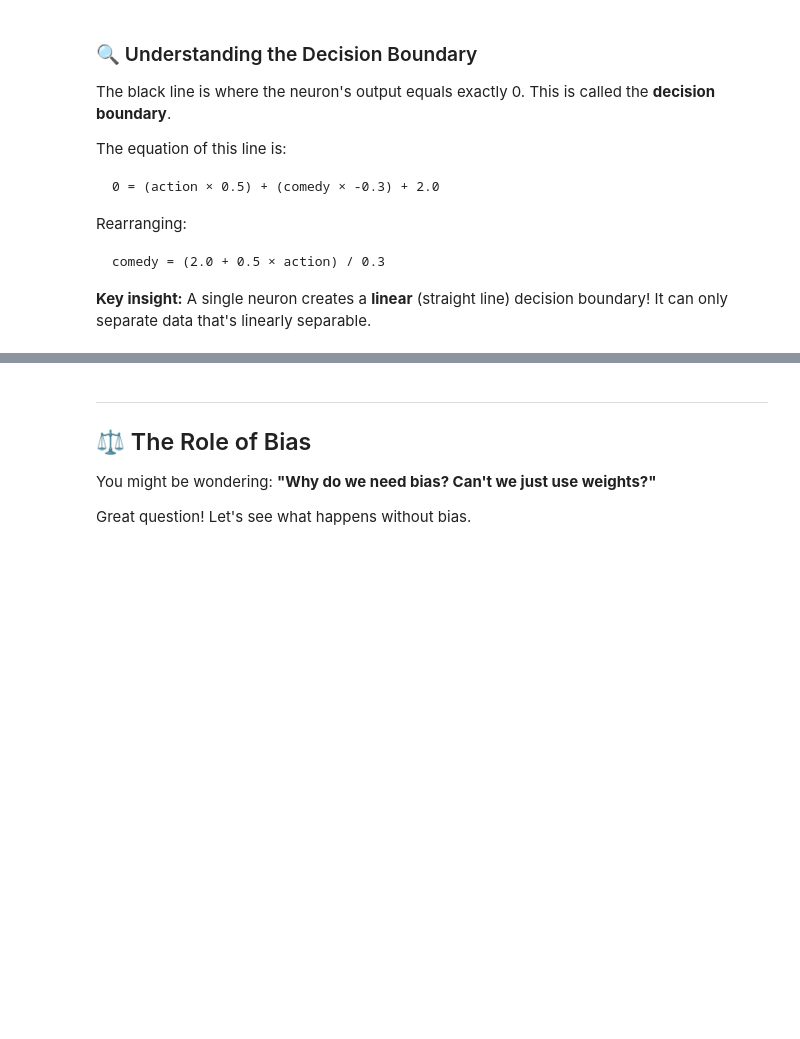
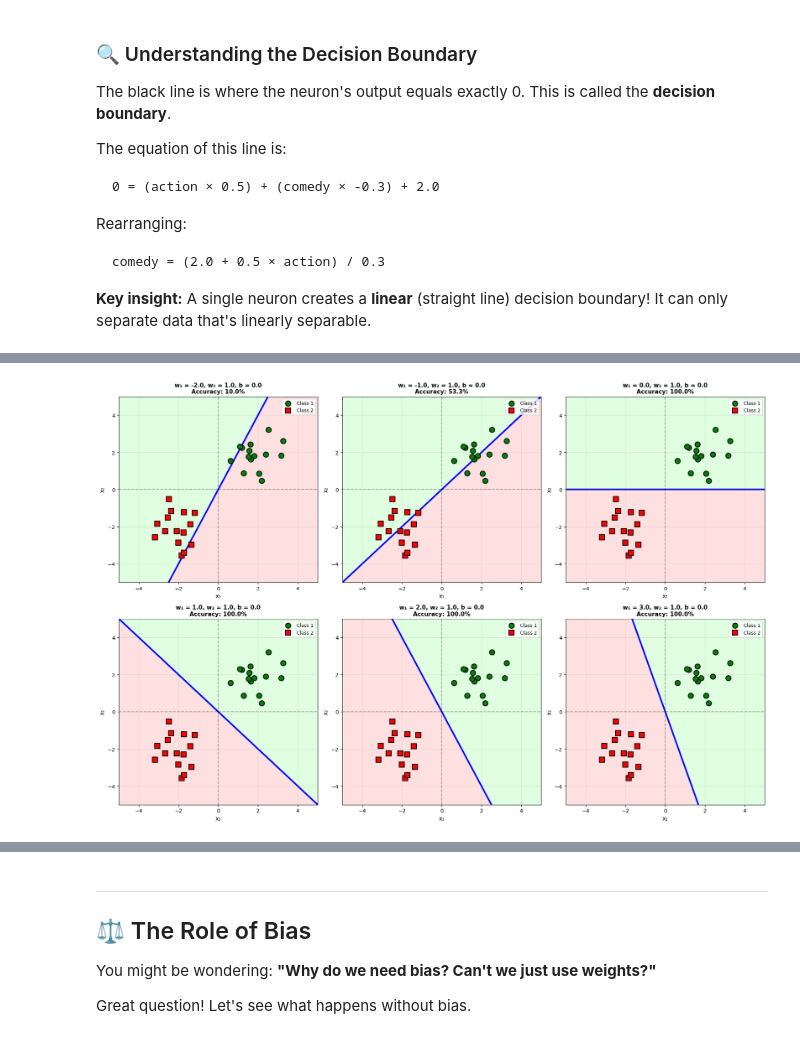
Before and after one commit to brucelee2077/applied-ai-research, a Jupyter notebook: 00-neural-networks/fundamentals/02_single_neuron.ipynb, the cells around one changed output, grey strips where cells are left out. Saved outputs shown, nothing was run; the diff lists cells and outputs as text; code cells hidden in the pictures; blank space fills up the shorter version.

```diff
--- a/00-neural-networks/fundamentals/02_single_neuron.ipynb
+++ b/00-neural-networks/fundamentals/02_single_neuron.ipynb
@@ -334,0 +605,82 @@ comedy = (2.0 + 0.5 × action) / 0.3
+# %%
+def interactive_weight_demo(w1_values, w2_fixed, bias_fixed):
+    """
+    Show how varying w1 (while keeping w2 and bias fixed) rotates the boundary.
+
+    Args:
+        w1_values: List of w1 values to try
+        w2_fixed: Fixed value for w2
+        bias_fixed: Fixed value for bias
+    """
+    fig, axes = plt.subplots(2, 3, figsize=(18, 12))
+    axes = axes.flatten()
+
+    # Create data grid
+    x1_range = np.linspace(-5, 5, 100)
+    x2_range = np.linspace(-5, 5, 100)
+    X1, X2 = np.meshgrid(x1_range, x2_range)
+
+    # Create sample data points
+    np.random.seed(42)
+    class1_points = np.random.randn(15, 2) * 0.8 + [2, 2]
+    class2_points = np.random.randn(15, 2) * 0.8 - [2, 2]
+
+    for idx, w1 in enumerate(w1_values):
+        if idx >= len(axes):
+            break
+
+        ax = axes[idx]
+
+        # Calculate neuron output with current w1
+        Z = w1 * X1 + w2_fixed * X2 + bias_fixed
+        Z_binary = (Z > 0).astype(int)
+
+        # Plot decision regions
+        ax.contourf(X1, X2, Z_binary, levels=1, colors=['#ffcccc', '#ccffcc'], alpha=0.6)
+        ax.contour(X1, X2, Z, levels=[0], colors='blue', linewidths=3)
+
+        # Plot sample points
+        ax.scatter(class1_points[:, 0], class1_points[:, 1],
+                  c='green', marker='o', s=100, edgecolors='black',
+                  linewidths=1.5, label='Class 1', zorder=5)
+        ax.scatter(class2_points[:, 0], class2_points[:, 1],
+                  c='red', marker='s', s=100, edgecolors='black',
+                  linewidths=1.5, label='Class 2', zorder=5)
+
+        # Calculate accuracy
+        pred1 = w1 * class1_points[:, 0] + w2_fixed * class1_points[:, 1] + bias_fixed
+        pred2 = w1 * class2_points[:, 0] + w2_fixed * class2_points[:, 1] + bias_fixed
+        acc1 = np.sum(pred1 > 0) / len(pred1) * 100
+        acc2 = np.sum(pred2 < 0) / len(pred2) * 100
+        total_acc = (acc1 + acc2) / 2
+
+        # Formatting
+        ax.set_xlabel('x₁', fontsize=11)
+        ax.set_ylabel('x₂', fontsize=11)
+        ax.set_title(f'w₁ = {w1:.1f}, w₂ = {w2_fixed}, b = {bias_fixed}\n' +
+                    f'Accuracy: {total_acc:.1f}%',
+                    fontsize=11, fontweight='bold')
+        ax.set_xlim(-5, 5)
+        ax.set_ylim(-5, 5)
+        ax.grid(True, alpha=0.3)
+        ax.axhline(y=0, color='k', linestyle='--', alpha=0.3)
+        ax.axvline(x=0, color='k', linestyle='--', alpha=0.3)
+        ax.legend(loc='upper right', fontsize=9)
+
+    plt.tight_layout()
+    plt.show()
+
+    print(f"\n🎯 Experiment Results:")
+    print(f"   Fixed parameters: w₂ = {w2_fixed}, bias = {bias_fixed}")
+    print(f"   Varying w₁ from {min(w1_values)} to {max(w1_values)}")
+    print(f"   Observation: The boundary ROTATES as w₁ changes!")
+    print(f"   Notice how accuracy changes with different boundaries.")
+
+# Run the interactive demo
+print("🔄 Varying w₁ while keeping w₂ and bias fixed:")
+interactive_weight_demo(
+    w1_values=[-2.0, -1.0, 0.0, 1.0, 2.0, 3.0],
+    w2_fixed=1.0,
+    bias_fixed=0.0
+)
+# %% [output]
@@ -334,0 +688 @@ comedy = (2.0 + 0.5 × action) / 0.3
+[figure, added]
```
Also changed, not shown: parts of 35 cells of this notebook, 2 other files.
